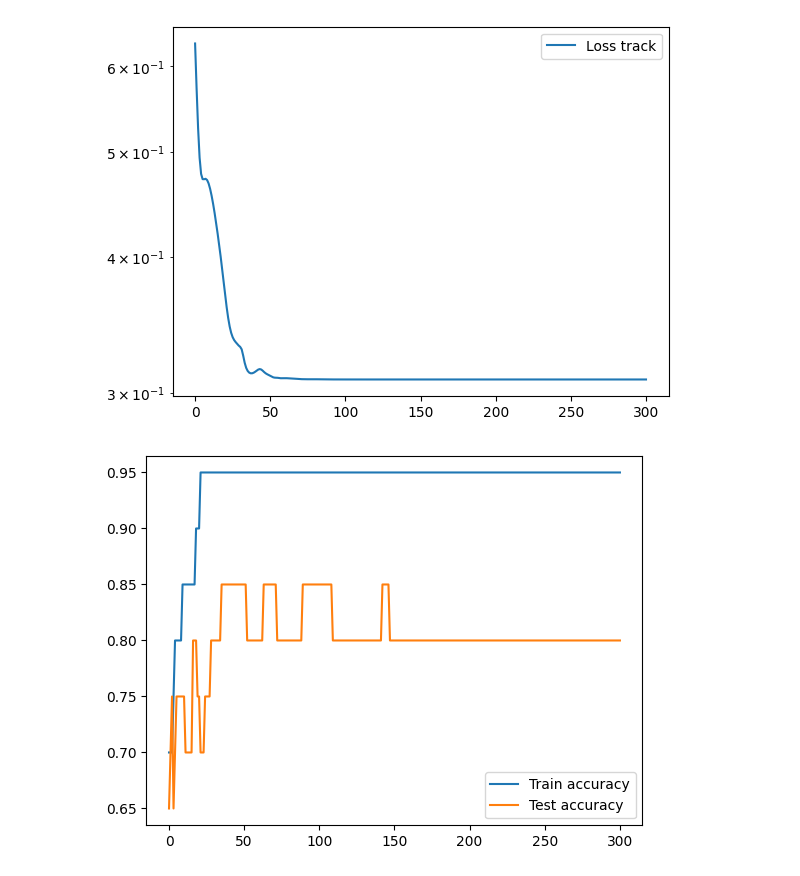
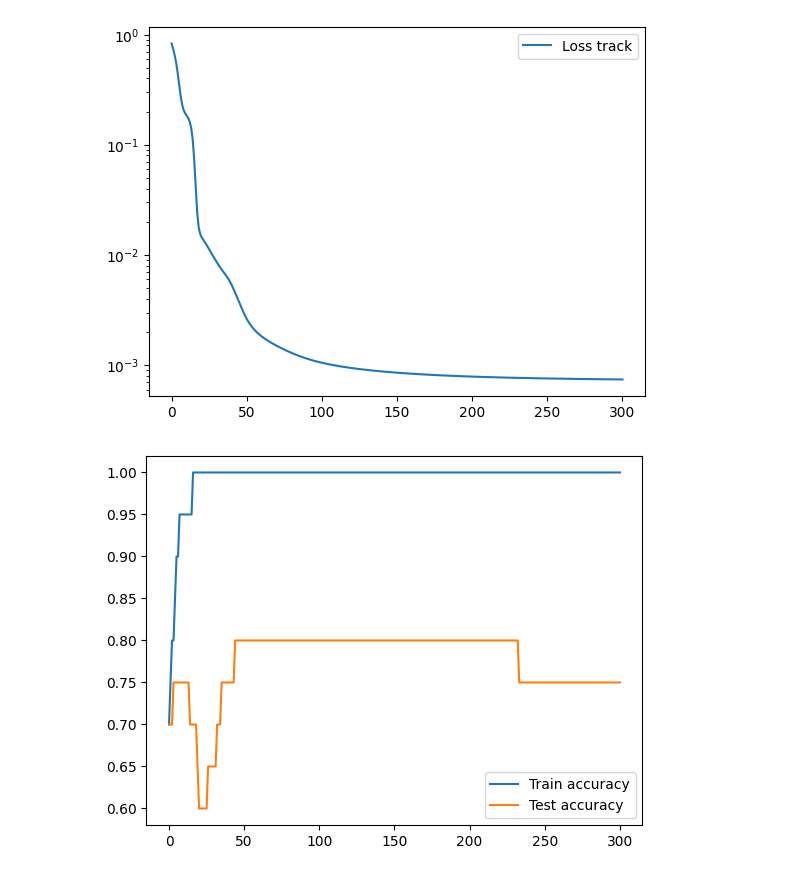
Before and after one commit to Qu-DOS/QuantumPrimer.jl, a Jupyter notebook: notebooks/QCNN_mwe.ipynb, the cells around one changed output. Cells and saved outputs as stored; diff of their text form; code cells hidden in the pictures.

```diff
--- a/notebooks/QCNN_mwe.ipynb
+++ b/notebooks/QCNN_mwe.ipynb
@@ -19,10 +18,10 @@ Compose.Context(Measures.BoundingBox{Tuple{Measures.Length{:w, Float64}, Measure
 # %%
 #Example use (random states vs uniform state)
 
-seed = 1
+seed = 2
 Random.seed!(seed)
 
-n = 8
+n = 4
 
 states1 = [rand_state(n) for i=1:10]
 states2 = [uniform_state(n) for i=1:10]
@@ -33,13 +32,15 @@ test_states1 = [rand_state(n) for i=1:10]
 test_states2 = [uniform_state(n) for i=1:10]
 test_states = vcat([test_states1, test_states2]...)
 test_labels = vcat([repeat([1],10), repeat([-1],10)]...);
+# %%
+iters = 300
+lr = 0.05
+sig = true
+
+circ = build_QCNN(n)
+p = GenericParams(n=n, circ=circ)
+# p = InvariantParams(n=n, circ=circ)
+initialize_params(p);
 # %%
-iters = 300
-lr = 0.05
-sig = true
-invariant = true
-
-params = initialize_params(n; invariant=invariant)
-
-params,loss_track,train_track,test_track,tr_preds,te_preds = train_test_model(n,states,labels,test_states,test_labels,params,iters,sig,lr; invariant=invariant, output=false)
+params, loss_track, tr_track, te_track, tr_preds, te_preds = train_test_model(states, labels, test_states, test_labels, p, iters, sig, lr; output=false)
 # %% [output]
@@ -49,14 +50,14 @@ Final: loss = 0.30859815716477634,tr_acc = 0.95, te_acc = 0.8
 # %%
-PyPlot.semilogy(0:iters,loss_track,label="Loss track")
+PyPlot.semilogy(0:iters, loss_track, label="Loss track")
 PyPlot.legend()
 PyPlot.display_figs()
 # %% [output]
-[figure, old version]
+[figure, new version]
 # %%
-PyPlot.plot(0:iters,train_track,label="Train accuracy")
-PyPlot.plot(0:iters,test_track,label="Test accuracy")
+PyPlot.plot(0:iters, tr_track, label="Train accuracy")
+PyPlot.plot(0:iters, te_track, label="Test accuracy")
 PyPlot.legend()
 PyPlot.display_figs()
 # %% [output]
-[figure, old version]
+[figure, new version]
 # %%
```
Also changed, not shown: parts of 5 cells of this notebook, 7 other files.
